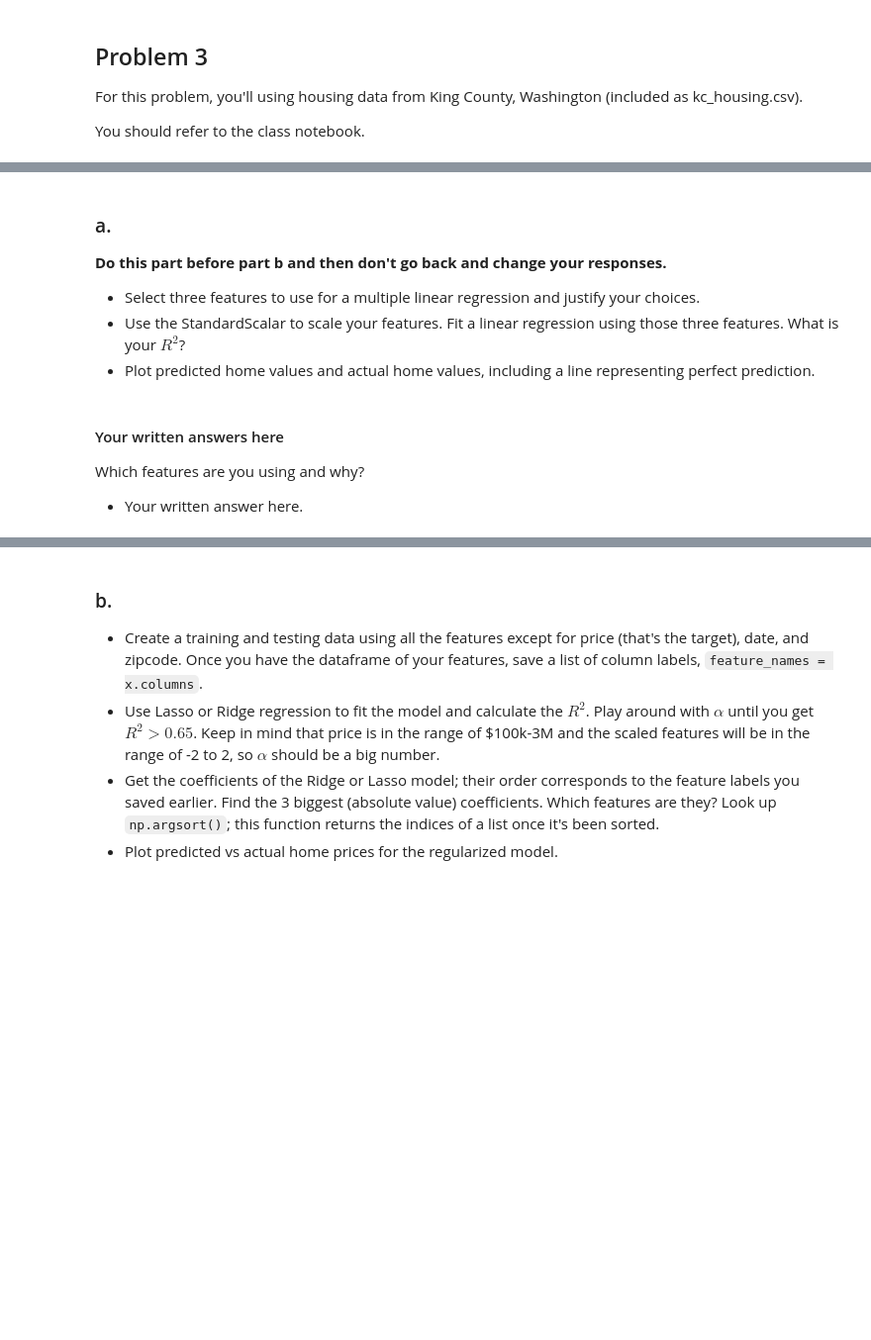
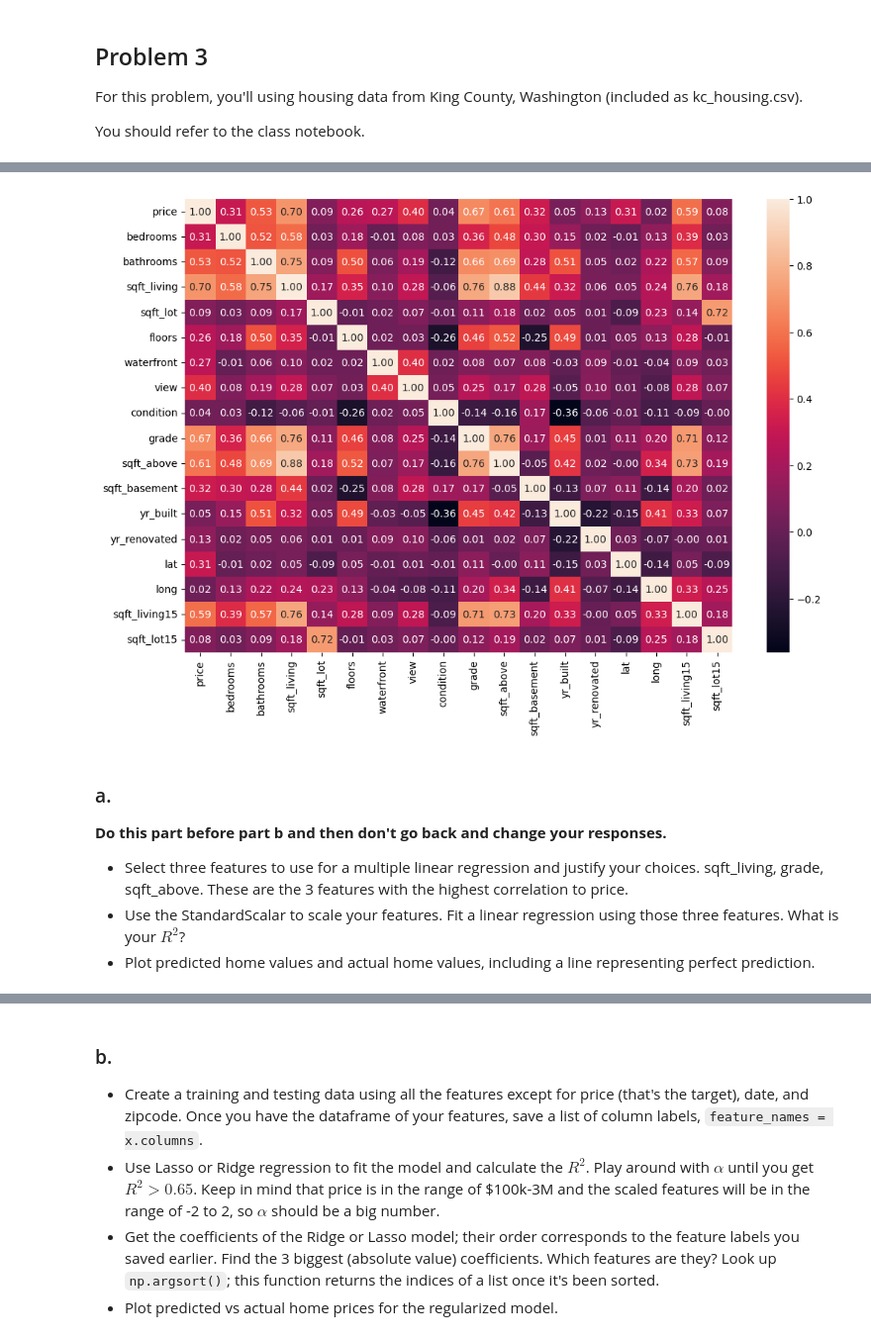
Before and after one commit to GettysburgDataScience/ps1-linear-regression-ogalinac, a Jupyter notebook: PS1.ipynb, the cells around one changed output, grey strips where cells are left out. Shown: that part at 99% size. Saved outputs shown, nothing was run; the diff lists cells and outputs as text; code cells hidden in the pictures; blank space fills up the shorter version.

```diff
--- a/PS1.ipynb
+++ b/PS1.ipynb
@@ -174,3 +203,5 @@ For this problem, you'll using housing data from King County, Washington (includ
 You should refer to the class notebook.
 # %%
 housing_df = pd.read_csv('kc_house_data.csv')
+housing_df.drop(columns = ['id', 'date', 'zipcode'], inplace = True)
+housing_df.head()
@@ -177,8 +215,20 @@ housing_df = pd.read_csv('kc_house_data.csv')
+# %%
+#correlation matrix
+
+corr_matrix = housing_df.corr()
+corr_matrix
+fig, ax = plt.subplots(figsize=(12,8))
+sns.heatmap(corr_matrix, annot=True, fmt='.2f')
+plt.show()
+# %% [output]
+[figure, added]
 # %% [markdown]
 ### a.
 
 **Do this part before part b and then don't go back and change your responses.**
 
 - Select three features to use for a multiple linear regression and justify your choices.
+sqft_living, grade, sqft_above.
+These are the 3 features with the highest correlation to price.
 - Use the StandardScalar to scale your features. Fit a linear regression using those three features. What is your $R^2$?
 - Plot predicted home values and actual home values, including a line representing perfect prediction.
@@ -187,5 +234,0 @@ housing_df = pd.read_csv('kc_house_data.csv')
-# %% [markdown]
-#### Your written answers here
-Which features are you using and why?
-
- - Your written answer here.
```
Also changed, not shown: parts of 18 cells of this notebook.
